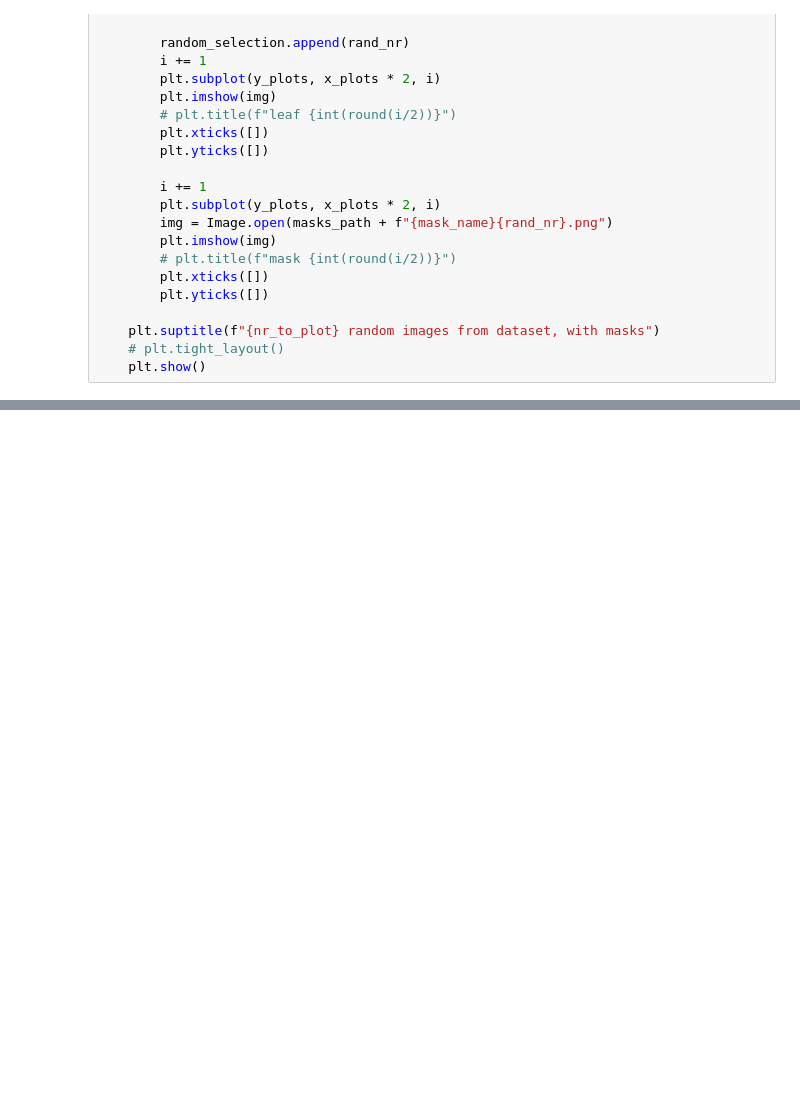
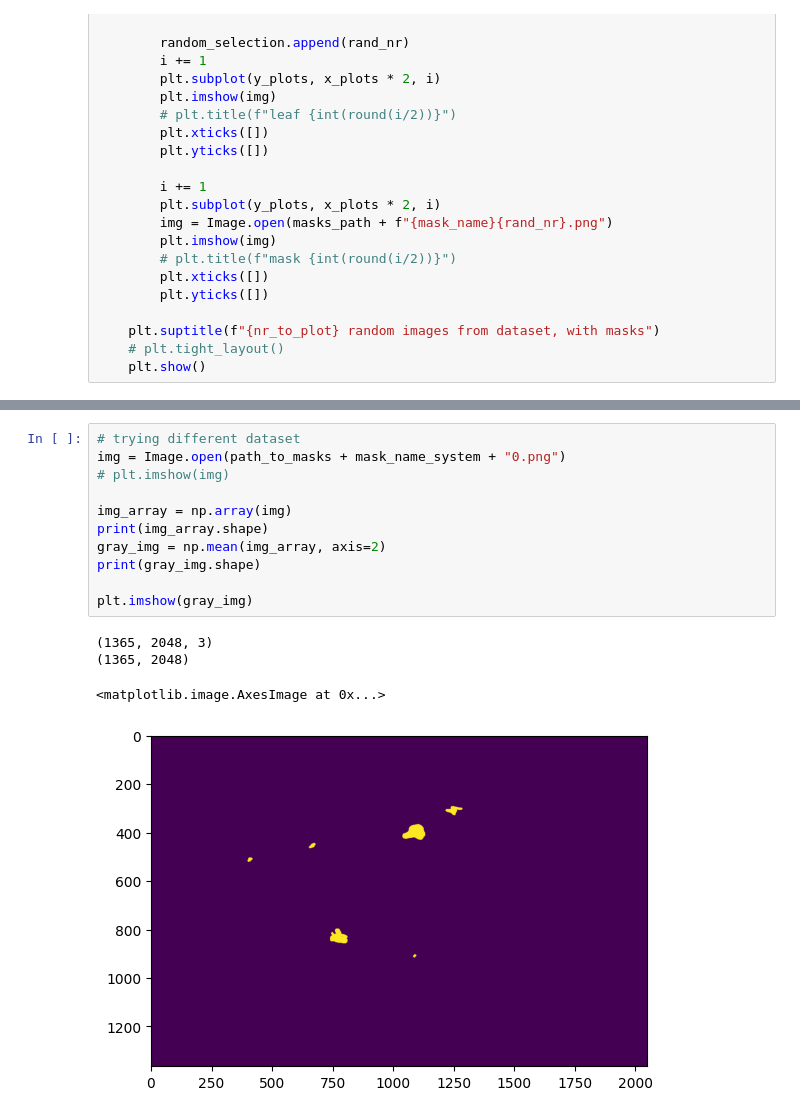
Before and after one commit to FedericoGritti/leaf_disease_segmentation_project, a Jupyter notebook: project_test_biddiscombe.ipynb, the cells around one changed output, grey strips where cells are left out. Drawn from its saved outputs; the diff is of its cells as text; blank space fills up the shorter version.

Commit message:
visualising one mask better

```diff
--- a/project_test_biddiscombe.ipynb
+++ b/project_test_biddiscombe.ipynb
@@ -173,0 +174,16 @@ plot_random_scab(img_name=img_name_system, mask_name=mask_name_system)
+# %%
+# trying different dataset
+img = Image.open(path_to_masks + mask_name_system + "0.png")
+# plt.imshow(img)
+
+img_array = np.array(img)
+print(img_array.shape)
+gray_img = np.mean(img_array, axis=2)
+print(gray_img.shape)
+
+plt.imshow(gray_img)
+# %% [output]
+(1365, 2048, 3)
+(1365, 2048)
+<matplotlib.image.AxesImage at 0x...>
+[figure, added]
```
Also changed, not shown: parts of 1 cell of this notebook.
